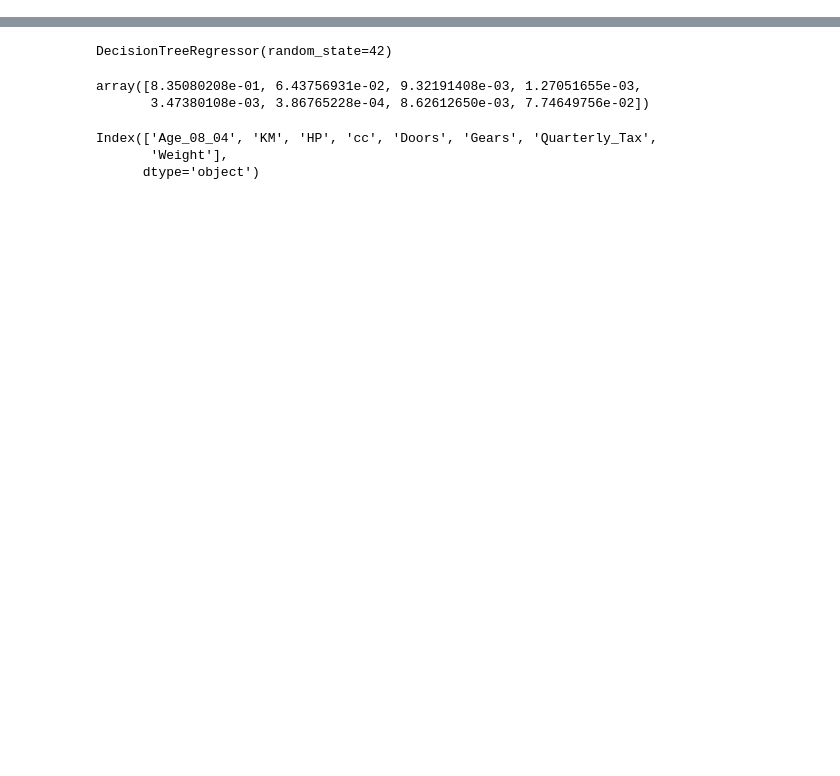
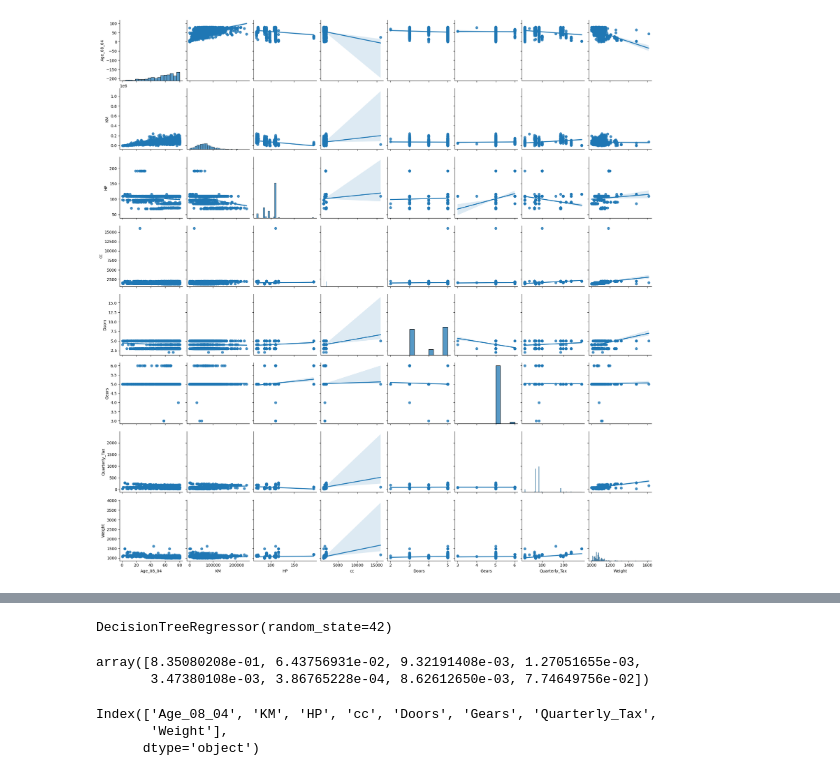
Before and after one commit to its-relative/Excelr, a Jupyter notebook: assignments/mullinearreg/corolaRedefined.ipynb, the cells around one changed output, grey strips where cells are left out. Drawn from its saved outputs; the diff is of its cells as text; code cells hidden in the pictures; blank space fills up the shorter version.

```diff
--- a/assignments/mullinearreg/corolaRedefined.ipynb
+++ b/assignments/mullinearreg/corolaRedefined.ipynb
@@ -37,0 +127,5 @@ oe = OneHotEncoder(handle_unknown="ignore")
+# %%
+sns.pairplot(df[num_cols], kind='reg')
+plt.show()
+# %% [output]
+[figure, added]
```
Also changed, not shown: parts of 30 cells of this notebook.
